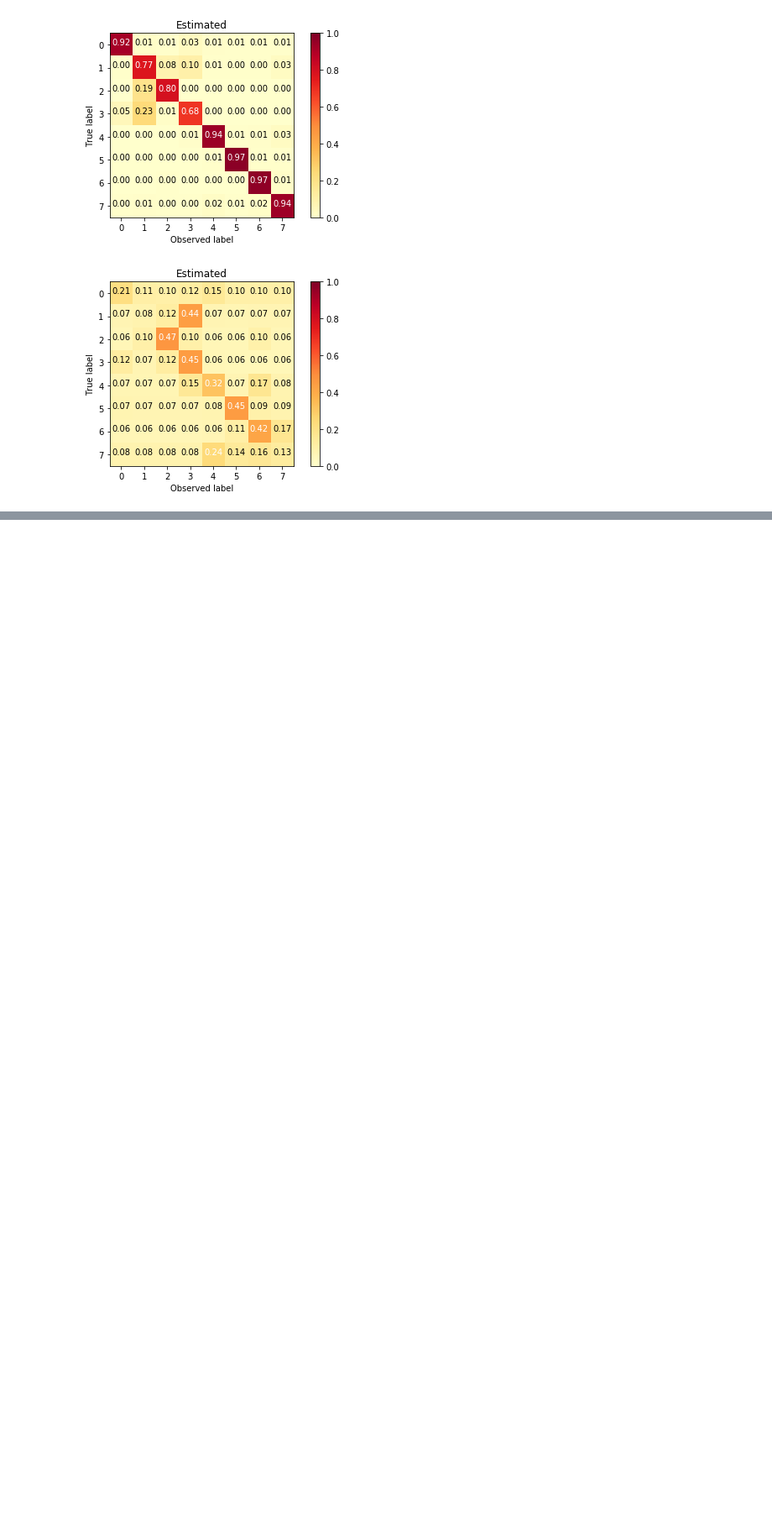
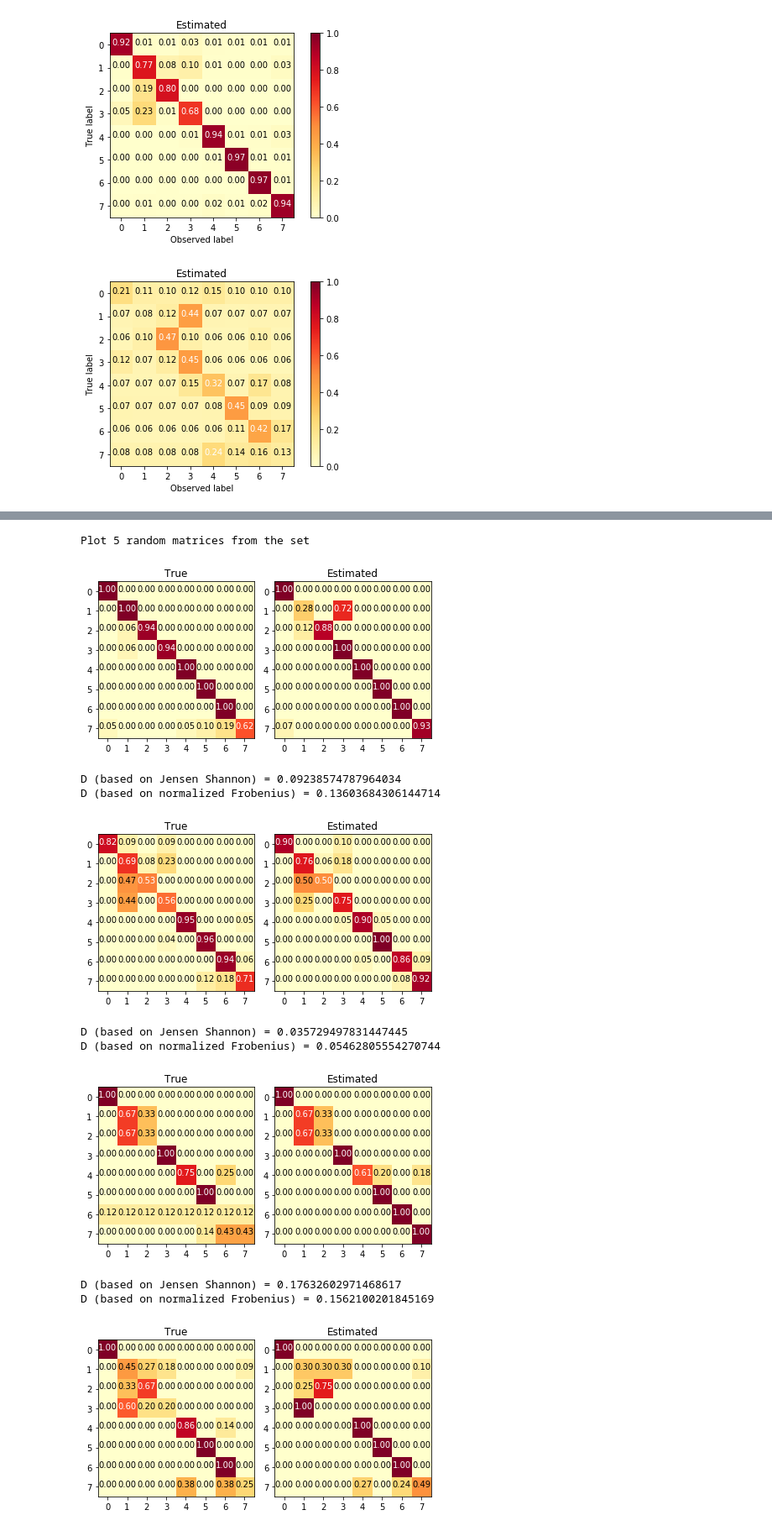
Before and after one commit to fmenat/PyLearningCrowds, a Jupyter notebook: Tutorial - LabelMe.ipynb, the cells around one changed output, grey strips where cells are left out. Shown at 84% size. Cells and saved outputs as stored; diff of their text form; code cells hidden in the pictures; blank space fills up the shorter version.

```diff
--- a/Tutorial - LabelMe.ipynb
+++ b/Tutorial - LabelMe.ipynb
@@ -1159,0 +868,16 @@ plt.show()#nuevo
+# %%
+prob_Yzt = R_model.get_confusionM() # estimate of conf_matrix_I
+
+compare_set_conf_ma(prob_Yzt, true_set_conf_ma = conf_matrix_I, text=True, n_samp=5)
+# %% [output]
+Plot 5 random matrices from the set
+[figure, added]
+D (based on Jensen Shannon) = 0.09238574787964034
+D (based on normalized Frobenius) = 0.13603684306144714
+[figure, added]
+D (based on Jensen Shannon) = 0.035729497831447445
+D (based on normalized Frobenius) = 0.05462805554270744
+[figure, added]
+D (based on Jensen Shannon) = 0.17632602971468617
+D (based on normalized Frobenius) = 0.1562100201845169
+[figure, added]
```
Also changed, not shown: parts of 93 cells of this notebook, 22 other files.
